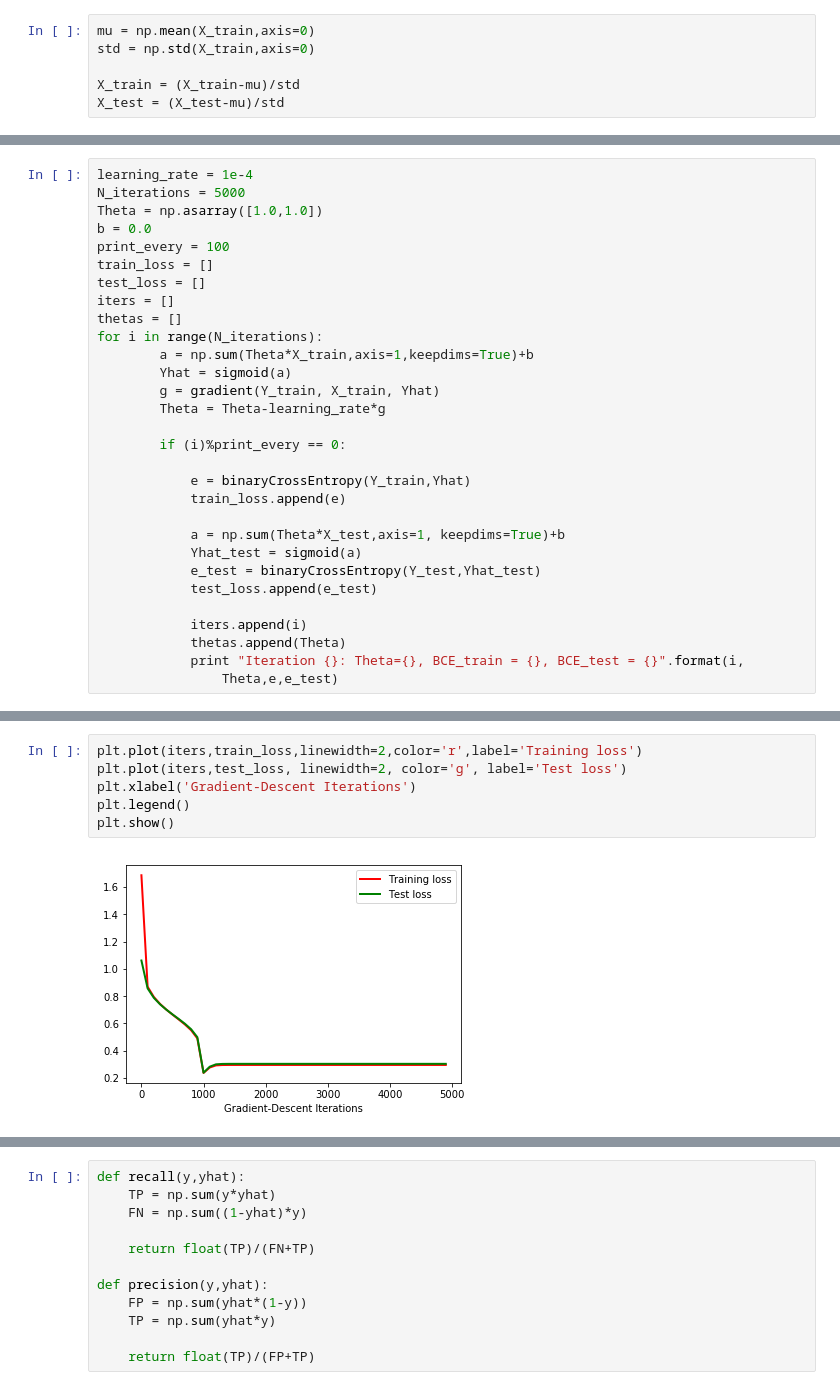
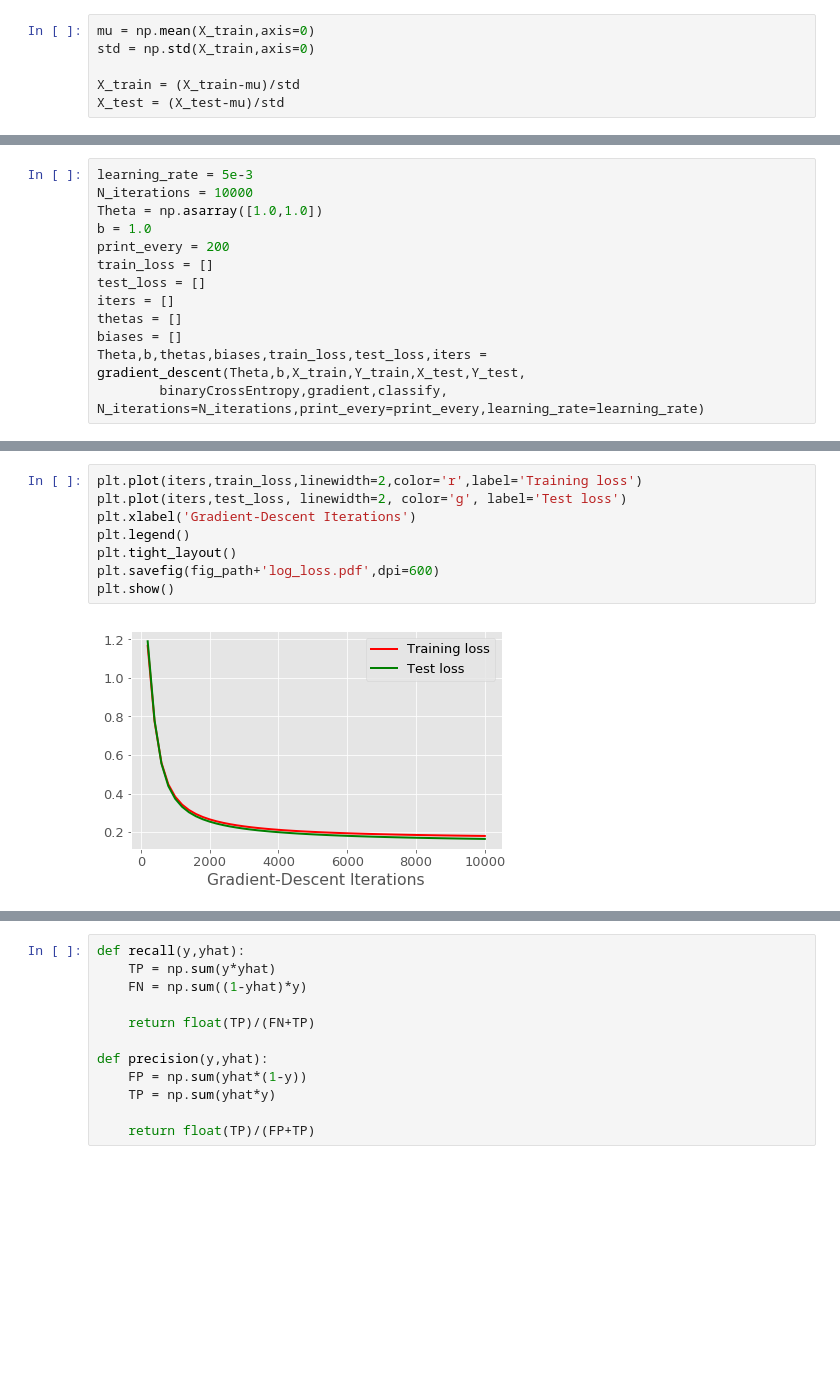
Before and after one commit to gmaher/practicalDL, a Jupyter notebook: regression/logistic_regression.ipynb, the cells around one changed output, grey strips where cells are left out. Drawn from its saved outputs; the diff is of its cells as text; blank space fills up the shorter version.

```diff
--- a/regression/logistic_regression.ipynb
+++ b/regression/logistic_regression.ipynb
@@ -66,30 +89,0 @@ def gradient(y,x,yhat):
-# %%
-learning_rate = 1e-4
-N_iterations = 5000
-Theta = np.asarray([1.0,1.0])
-b = 0.0
-print_every = 100
-train_loss = []
-test_loss = []
-iters = []
-thetas = []
-for i in range(N_iterations):
-        a = np.sum(Theta*X_train,axis=1,keepdims=True)+b
-        Yhat = sigmoid(a)
-        g = gradient(Y_train, X_train, Yhat)
-        Theta = Theta-learning_rate*g
-
-        if (i)%print_every == 0:
-
-            e = binaryCrossEntropy(Y_train,Yhat)
-            train_loss.append(e)
-
-            a = np.sum(Theta*X_test,axis=1, keepdims=True)+b
-            Yhat_test = sigmoid(a)
-            e_test = binaryCrossEntropy(Y_test,Yhat_test)
-            test_loss.append(e_test)
-
-            iters.append(i)
-            thetas.append(Theta)
-            print "Iteration {}: Theta={}, BCE_train = {}, BCE_test = {}".format(i,
-                Theta,e,e_test)
@@ -113,0 +144,13 @@ Iteration 4900: Theta=[-4.1153722  -2.47361581], BCE_train = 0.295455923445, BCE
+# %%
+learning_rate = 5e-3
+N_iterations = 10000
+Theta = np.asarray([1.0,1.0])
+b = 1.0
+print_every = 200
+train_loss = []
+test_loss = []
+iters = []
+thetas = []
+biases = []
+Theta,b,thetas,biases,train_loss,test_loss,iters = gradient_descent(Theta,b,X_train,Y_train,X_test,Y_test,
+        binaryCrossEntropy,gradient,classify, N_iterations=N_iterations,print_every=print_every,learning_rate=learning_rate)
@@ -114,8 +175,10 @@ Iteration 4900: Theta=[-4.1153722  -2.47361581], BCE_train = 0.295455923445, BCE
 # %%
 plt.plot(iters,train_loss,linewidth=2,color='r',label='Training loss')
 plt.plot(iters,test_loss, linewidth=2, color='g', label='Test loss')
 plt.xlabel('Gradient-Descent Iterations')
 plt.legend()
+plt.tight_layout()
+plt.savefig(fig_path+'log_loss.pdf',dpi=600)
 plt.show()
 # %% [output]
-[figure, old version]
+[figure, new version]
```
Also changed, not shown: parts of 19 cells of this notebook, 3 other files.
